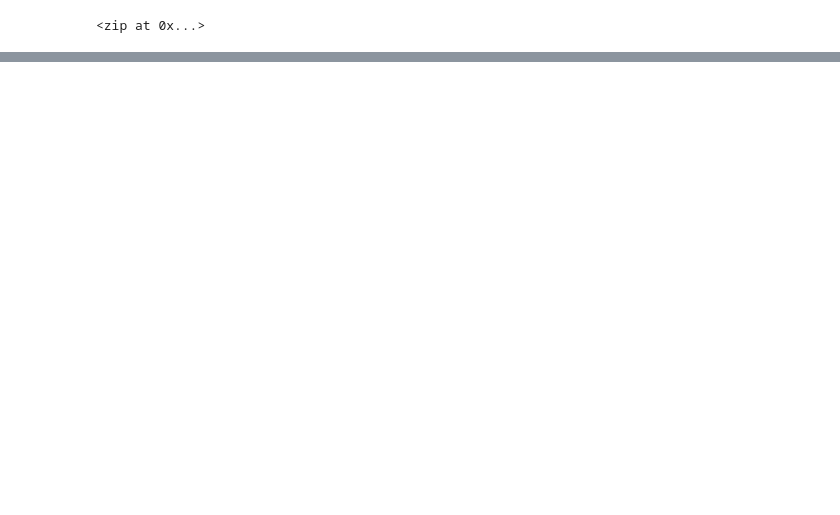
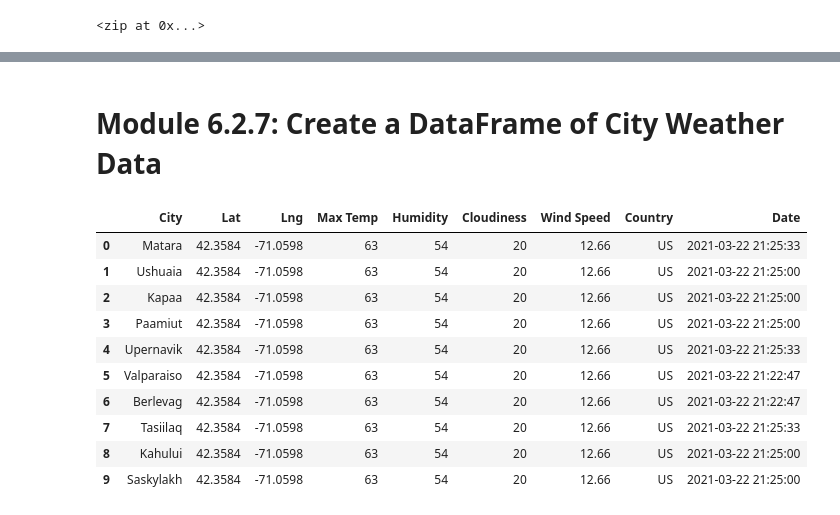
Before and after one commit to SindieCastro/World_Weather_Analysis, a Jupyter notebook: WeatherPy.ipynb, the cells around one changed output, grey strips where cells are left out. Drawn from its saved outputs; the diff is of its cells as text; code cells hidden in the pictures; blank space fills up the shorter version.

```diff
--- a/WeatherPy.ipynb
+++ b/WeatherPy.ipynb
@@ -65,0 +374,22 @@ len(cities)
+# %% [markdown]
+# Module 6.2.7: Create a DataFrame of City Weather Data
+# %%
+#Our next steps will entail converting the array of dictionaries to a DataFrame, ensuring the columns are in the correct
+#order, and exporting the DataFrame to a comma-separated (CSV) file.
+
+#Recall that we can convert a list of dictionaries to a Pandas DataFrame using df = pd.DataFrame(list with dictionaries).
+# Convert the array of dictionaries to a Pandas DataFrame.
+city_data_df = pd.DataFrame(city_data)
+city_data_df.head(10)
+# %% [output]
+|  | City | Lat | Lng | Max Temp | Humidity | Cloudiness | Wind Speed | Country | Date |
+| 0 | Matara | 42.3584 | -71.0598 | 63 | 54 | 20 | 12.66 | US | 2021-03-22 21:25:33 |
+| 1 | Ushuaia | 42.3584 | -71.0598 | 63 | 54 | 20 | 12.66 | US | 2021-03-22 21:25:00 |
+| 2 | Kapaa | 42.3584 | -71.0598 | 63 | 54 | 20 | 12.66 | US | 2021-03-22 21:25:00 |
+| 3 | Paamiut | 42.3584 | -71.0598 | 63 | 54 | 20 | 12.66 | US | 2021-03-22 21:25:00 |
+| 4 | Upernavik | 42.3584 | -71.0598 | 63 | 54 | 20 | 12.66 | US | 2021-03-22 21:25:33 |
+| 5 | Valparaiso | 42.3584 | -71.0598 | 63 | 54 | 20 | 12.66 | US | 2021-03-22 21:22:47 |
+| 6 | Berlevag | 42.3584 | -71.0598 | 63 | 54 | 20 | 12.66 | US | 2021-03-22 21:22:47 |
+| 7 | Tasiilaq | 42.3584 | -71.0598 | 63 | 54 | 20 | 12.66 | US | 2021-03-22 21:25:33 |
+| 8 | Kahului | 42.3584 | -71.0598 | 63 | 54 | 20 | 12.66 | US | 2021-03-22 21:25:00 |
+| 9 | Saskylakh | 42.3584 | -71.0598 | 63 | 54 | 20 | 12.66 | US | 2021-03-22 21:25:00 |
```
Also changed, not shown: parts of 35 cells of this notebook, 1 other file.
